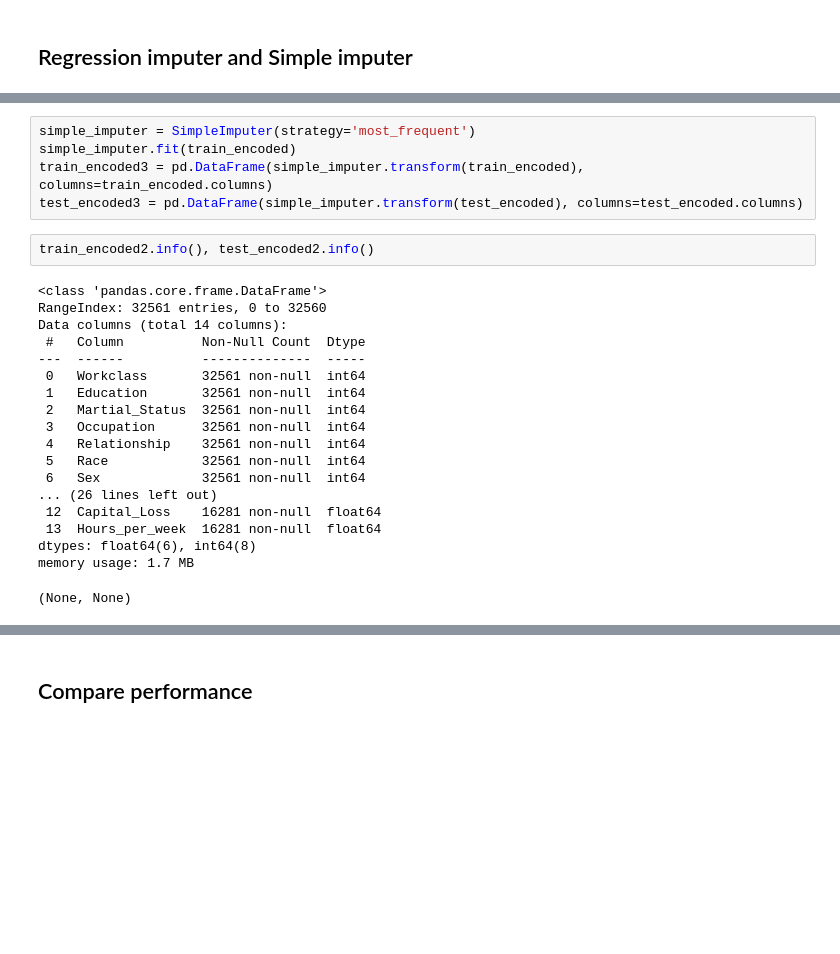
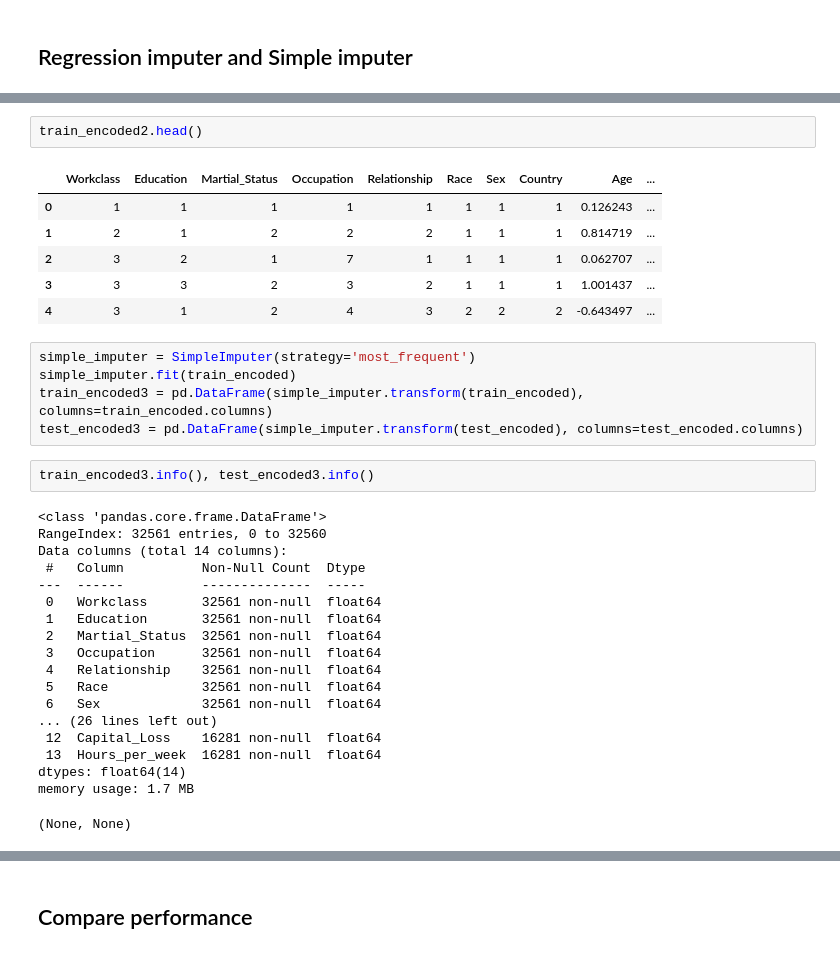
Before and after one commit to takuto0831/Competition-utils, a Jupyter notebook: examples/Data_preprocessing.ipynb, the cells around one changed output, grey strips where cells are left out. Drawn from its saved outputs; the diff is of its cells as text; blank space fills up the shorter version.

```diff
--- a/examples/Data_preprocessing.ipynb
+++ b/examples/Data_preprocessing.ipynb
@@ -117,26 +188,35 @@ Hours_per_week: regression...iter200/200
+# %%
+train_encoded2.head()
+# %% [output]
+|  | Workclass | Education | Martial_Status | Occupation | Relationship | Race | Sex | Country | Age | ... |
+| 0 | 1 | 1 | 1 | 1 | 1 | 1 | 1 | 1 | 0.126243 | ... |
+| 1 | 2 | 1 | 2 | 2 | 2 | 1 | 1 | 1 | 0.814719 | ... |
+| 2 | 3 | 2 | 1 | 7 | 1 | 1 | 1 | 1 | 0.062707 | ... |
+| 3 | 3 | 3 | 2 | 3 | 2 | 1 | 1 | 1 | 1.001437 | ... |
+| 4 | 3 | 1 | 2 | 4 | 3 | 2 | 2 | 2 | -0.643497 | ... |
 # %%
 simple_imputer = SimpleImputer(strategy='most_frequent')
 simple_imputer.fit(train_encoded)
 train_encoded3 = pd.DataFrame(simple_imputer.transform(train_encoded), columns=train_encoded.columns)
 test_encoded3 = pd.DataFrame(simple_imputer.transform(test_encoded), columns=test_encoded.columns)
 # %%
-train_encoded2.info(), test_encoded2.info()
+train_encoded3.info(), test_encoded3.info()
 # %% [output]
 <class 'pandas.core.frame.DataFrame'>
 RangeIndex: 32561 entries, 0 to 32560
 Data columns (total 14 columns):
  #   Column          Non-Null Count  Dtype
 ---  ------          --------------  -----
- 0   Workclass       32561 non-null  int64
- 1   Education       32561 non-null  int64
- 2   Martial_Status  32561 non-null  int64
- 3   Occupation      32561 non-null  int64
- 4   Relationship    32561 non-null  int64
- 5   Race            32561 non-null  int64
- 6   Sex             32561 non-null  int64
+ 0   Workclass       32561 non-null  float64
+ 1   Education       32561 non-null  float64
+ 2   Martial_Status  32561 non-null  float64
+ 3   Occupation      32561 non-null  float64
+ 4   Relationship    32561 non-null  float64
+ 5   Race            32561 non-null  float64
+ 6   Sex             32561 non-null  float64
 ... (26 lines left out)
  12  Capital_Loss    16281 non-null  float64
  13  Hours_per_week  16281 non-null  float64
-dtypes: float64(6), int64(8)
+dtypes: float64(14)
 memory usage: 1.7 MB
 (None, None)
```
Also changed, not shown: parts of 23 cells of this notebook, 6 other files.
